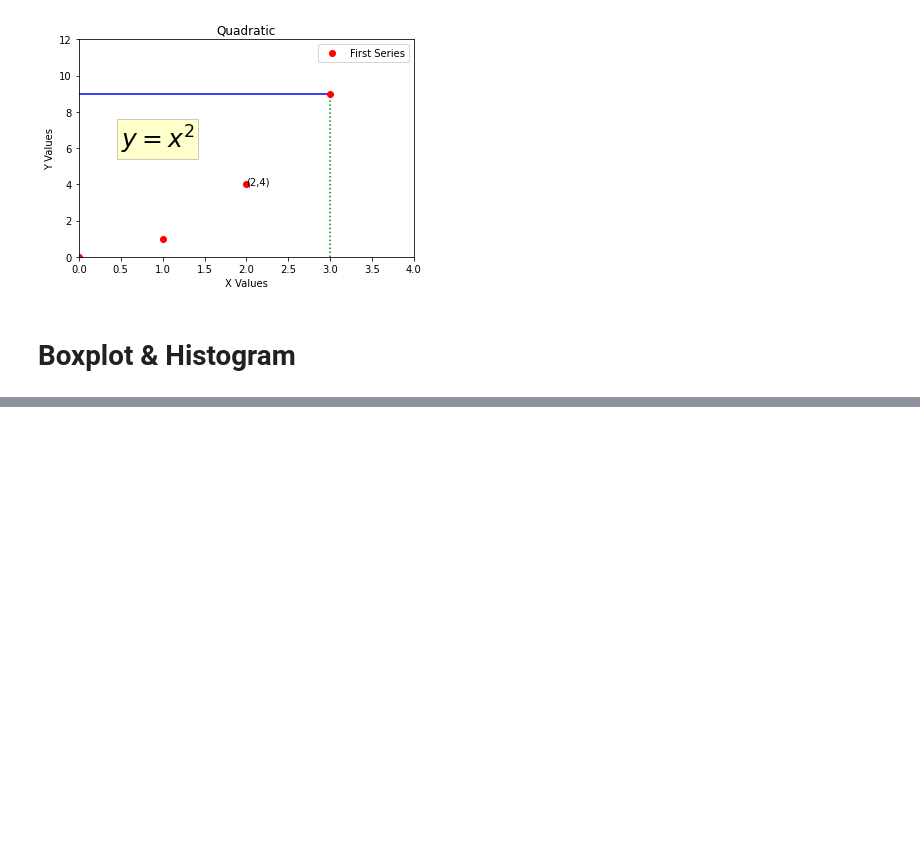
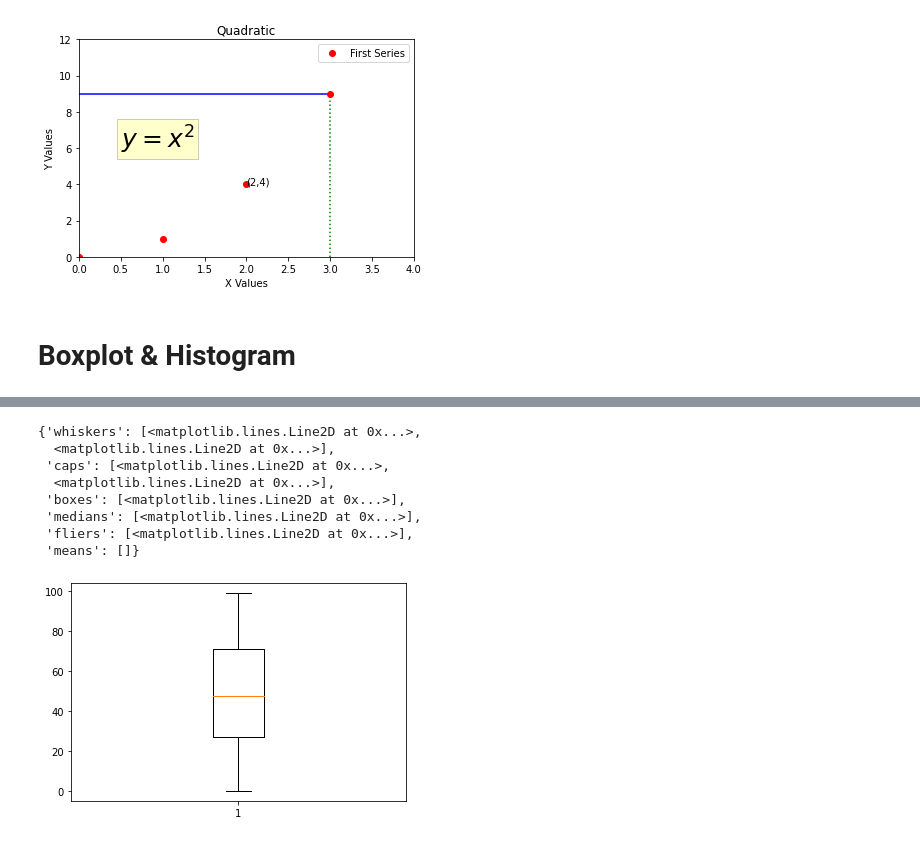
Before and after one commit to gon-olmedo/data-science-cookbook, a Jupyter notebook: Matplotlib/Matplotlib_basics.ipynb, the cells around one changed output, grey strips where cells are left out. Drawn from its saved outputs; the diff is of its cells as text; code cells hidden in the pictures; blank space fills up the shorter version.

Commit message:
Added Boxplot & Histogram

```diff
--- a/Matplotlib/Matplotlib_basics.ipynb
+++ b/Matplotlib/Matplotlib_basics.ipynb
@@ -90,3 +90,10 @@ Text(0.5, 6, '$y = x^2$')
 [figure]
 # %% [markdown]
 # Boxplot & Histogram
+# %%
+# let's create a dummy dataset of 200 random intergers ranging from 0 to 100
+data = np.random.randint(low=0,
+                        high=100,
+                        size=200)
+
+data
@@ -92,0 +113,13 @@ Text(0.5, 6, '$y = x^2$')
+# %%
+# chart basic boxplot
+plt.boxplot(data)
+# %% [output]
+{'whiskers': [<matplotlib.lines.Line2D at 0x...>,
+  <matplotlib.lines.Line2D at 0x...>],
+ 'caps': [<matplotlib.lines.Line2D at 0x...>,
+  <matplotlib.lines.Line2D at 0x...>],
+ 'boxes': [<matplotlib.lines.Line2D at 0x...>],
+ 'medians': [<matplotlib.lines.Line2D at 0x...>],
+ 'fliers': [<matplotlib.lines.Line2D at 0x...>],
+ 'means': []}
+[figure, added]
```
Also changed, not shown: parts of 7 cells of this notebook.
